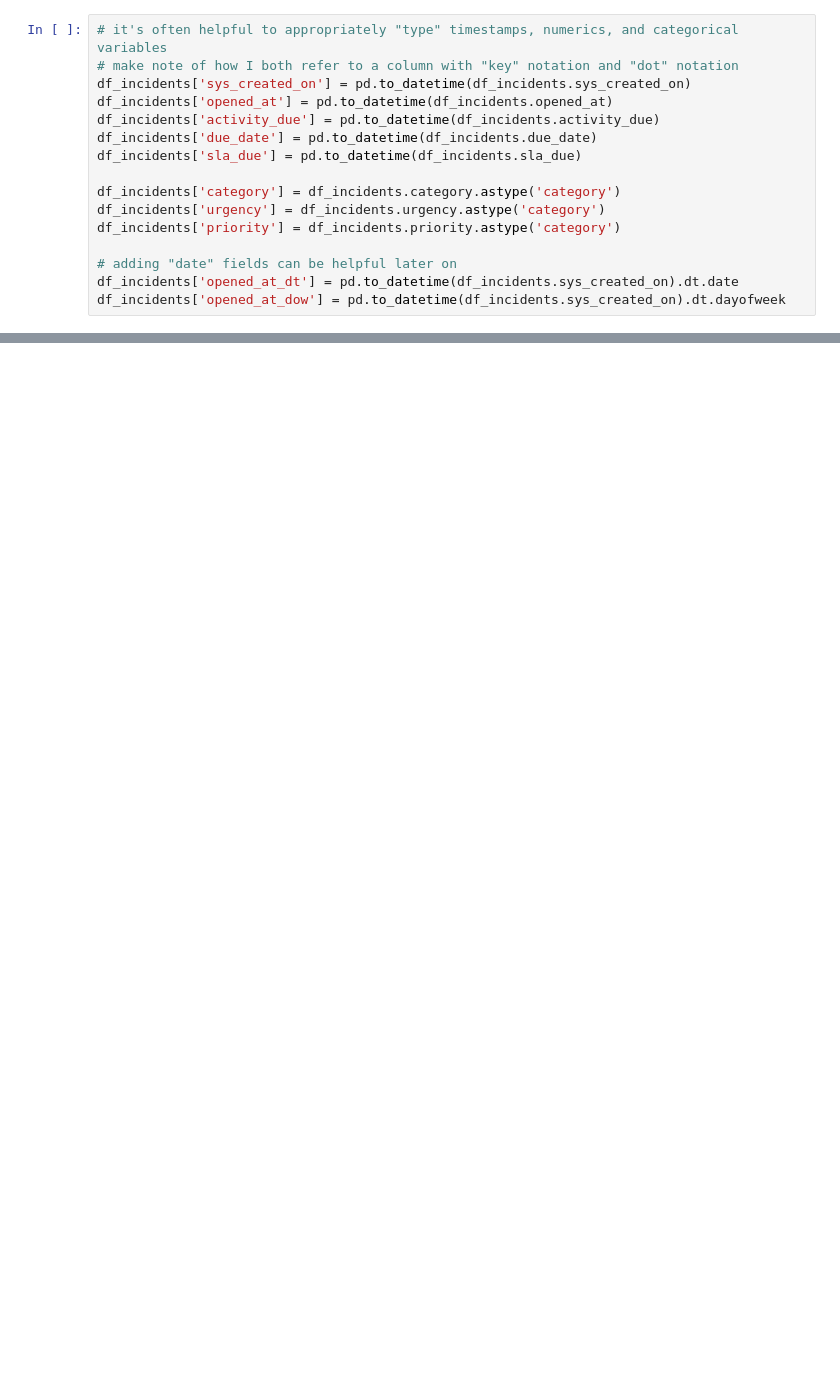
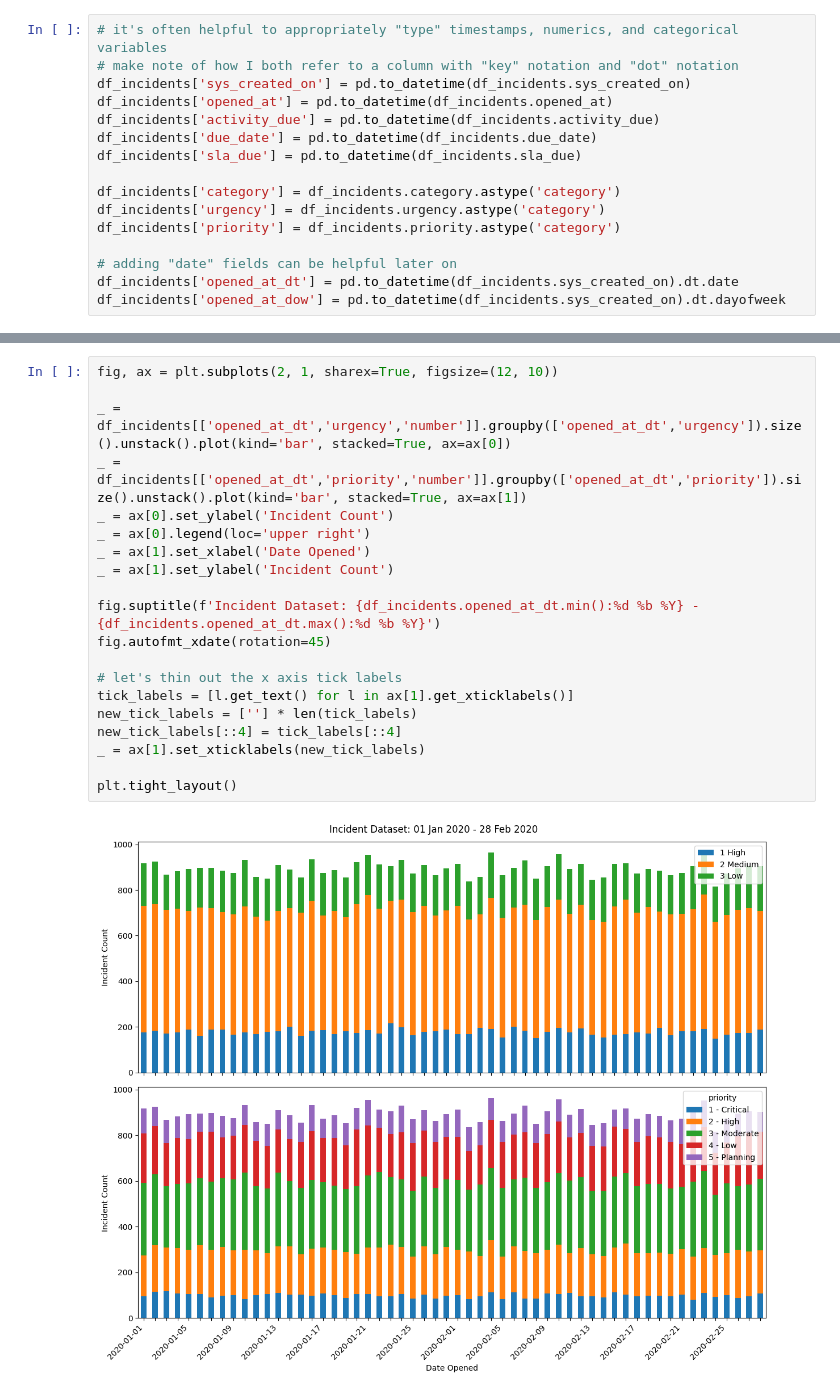
Before and after one commit to brad-do/hs_training, a Jupyter notebook: day2.ipynb, the cells around one changed output, grey strips where cells are left out. Saved outputs shown, nothing was run; the diff lists cells and outputs as text; blank space fills up the shorter version.

```diff
--- a/day2.ipynb
+++ b/day2.ipynb
@@ -106,0 +129,22 @@ _ = df_incidents[['opened_at_dt','number']].groupby('opened_at_dt').count().plot
+# %%
+fig, ax = plt.subplots(2, 1, sharex=True, figsize=(12, 10))
+
+_ = df_incidents[['opened_at_dt','urgency','number']].groupby(['opened_at_dt','urgency']).size().unstack().plot(kind='bar', stacked=True, ax=ax[0])
+_ = df_incidents[['opened_at_dt','priority','number']].groupby(['opened_at_dt','priority']).size().unstack().plot(kind='bar', stacked=True, ax=ax[1])
+_ = ax[0].set_ylabel('Incident Count')
+_ = ax[0].legend(loc='upper right')
+_ = ax[1].set_xlabel('Date Opened')
+_ = ax[1].set_ylabel('Incident Count')
+
+fig.suptitle(f'Incident Dataset: {df_incidents.opened_at_dt.min():%d %b %Y} - {df_incidents.opened_at_dt.max():%d %b %Y}')
+fig.autofmt_xdate(rotation=45)
+
+# let's thin out the x axis tick labels
+tick_labels = [l.get_text() for l in ax[1].get_xticklabels()]
+new_tick_labels = [''] * len(tick_labels)
+new_tick_labels[::4] = tick_labels[::4]
+_ = ax[1].set_xticklabels(new_tick_labels)
+
+plt.tight_layout()
+# %% [output]
+[figure, added]
```
Also changed, not shown: parts of 4 cells of this notebook.
